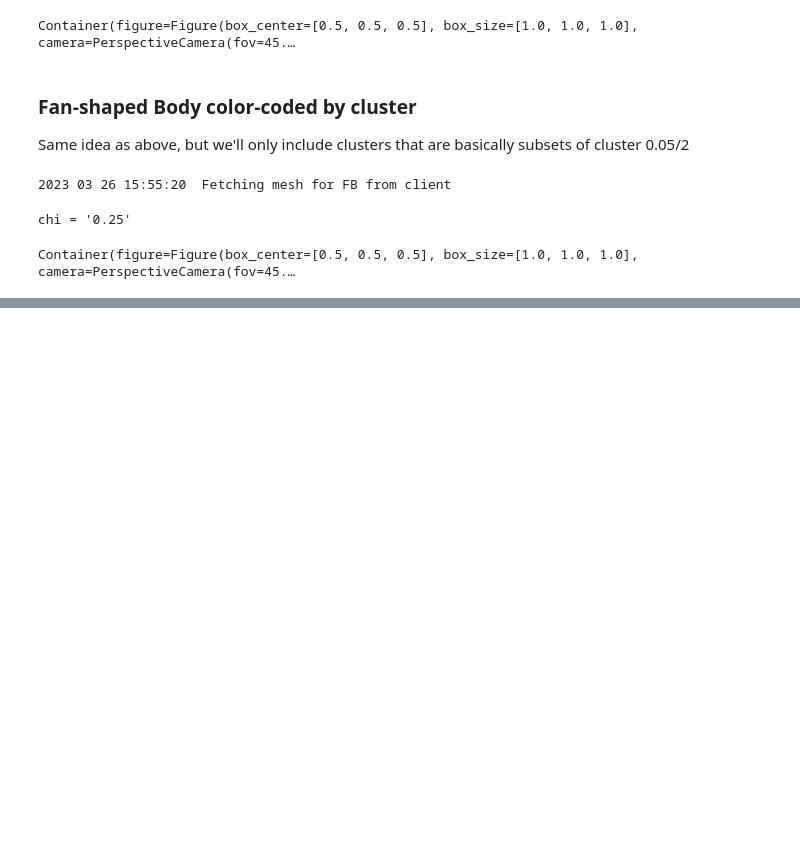
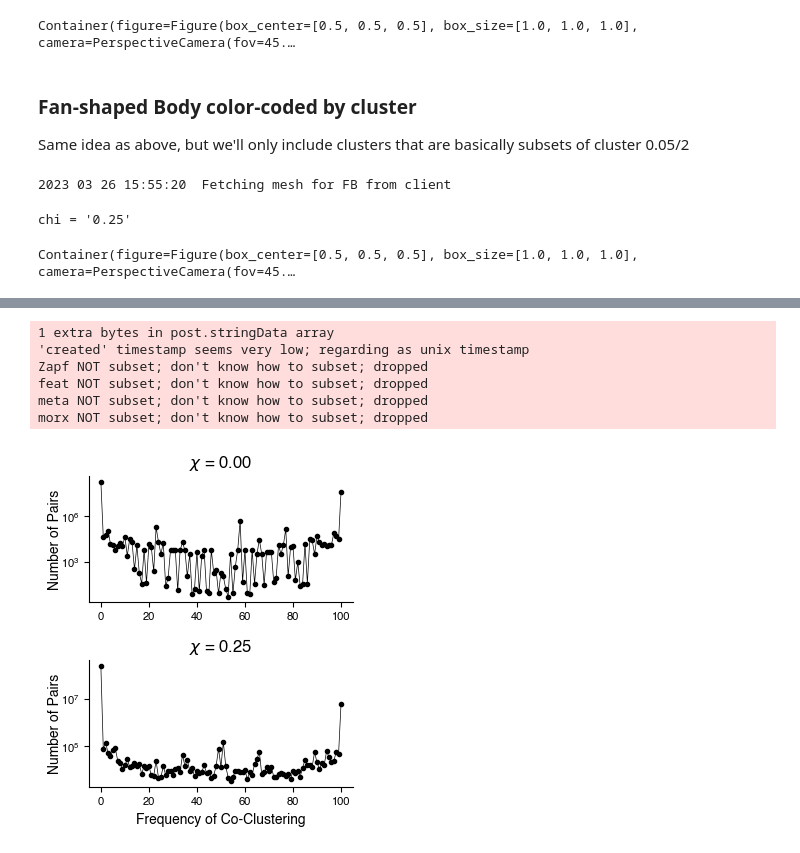
Before and after one commit to josiclab/flybrain-clustering, a Jupyter notebook: overview-figure.ipynb, the cells around one changed output, grey strips where cells are left out. Cells and saved outputs as stored; diff of their text form; code cells hidden in the pictures; blank space fills up the shorter version.

```diff
--- a/overview-figure.ipynb
+++ b/overview-figure.ipynb
@@ -1589,0 +1731,35 @@ plt.savefig(os.path.join(figure_dir, "Overview Figure", "shading-scale.eps"), bb
+# %%
+tick_kws = dict(fontsize=8)
+label_kws = dict(fontsize=10)
+title_kws = dict(fontsize=12)
+
+
+plt.figure(figsize=(3.35,4.025), tight_layout="tight")
+
+robustness = {}
+for plot, chi in enumerate(["000","025"]):
+    with open(os.path.join(analysis_dir, f"robustness-chi-{chi}"), "r") as file:
+        robustness[chi] = np.array([[i, int(num.strip())] for i, num in enumerate(file.readlines())])
+    plt.subplot(2,1,plot + 1)
+    plt.plot(robustness[chi][:,0], robustness[chi][:,1],
+             marker=".", color="black",
+             linewidth=0.5)
+    plt.yscale("log")
+    plt.title(r"$\chi$ = " + chi[0] + "." + chi[1:], **title_kws)
+    plt.xticks(**tick_kws)
+    plt.yticks(**tick_kws)
+    plt.minorticks_off()
+    plt.ylabel("Number of Pairs", labelpad=-1, **label_kws)
+    if plot == 1:
+        plt.xlabel("Frequency of Co-Clustering", **label_kws)
+
+for ext in ["png","pdf"]:
+    plt.savefig(os.path.join(figure_dir, "Supplement", f"robustness.{ext}"), bbox_inches="tight")
+# %% [output]
+1 extra bytes in post.stringData array
+'created' timestamp seems very low; regarding as unix timestamp
+Zapf NOT subset; don't know how to subset; dropped
+feat NOT subset; don't know how to subset; dropped
+meta NOT subset; don't know how to subset; dropped
+morx NOT subset; don't know how to subset; dropped
+[figure, added]
```
Also changed, not shown: parts of 43 cells of this notebook.
